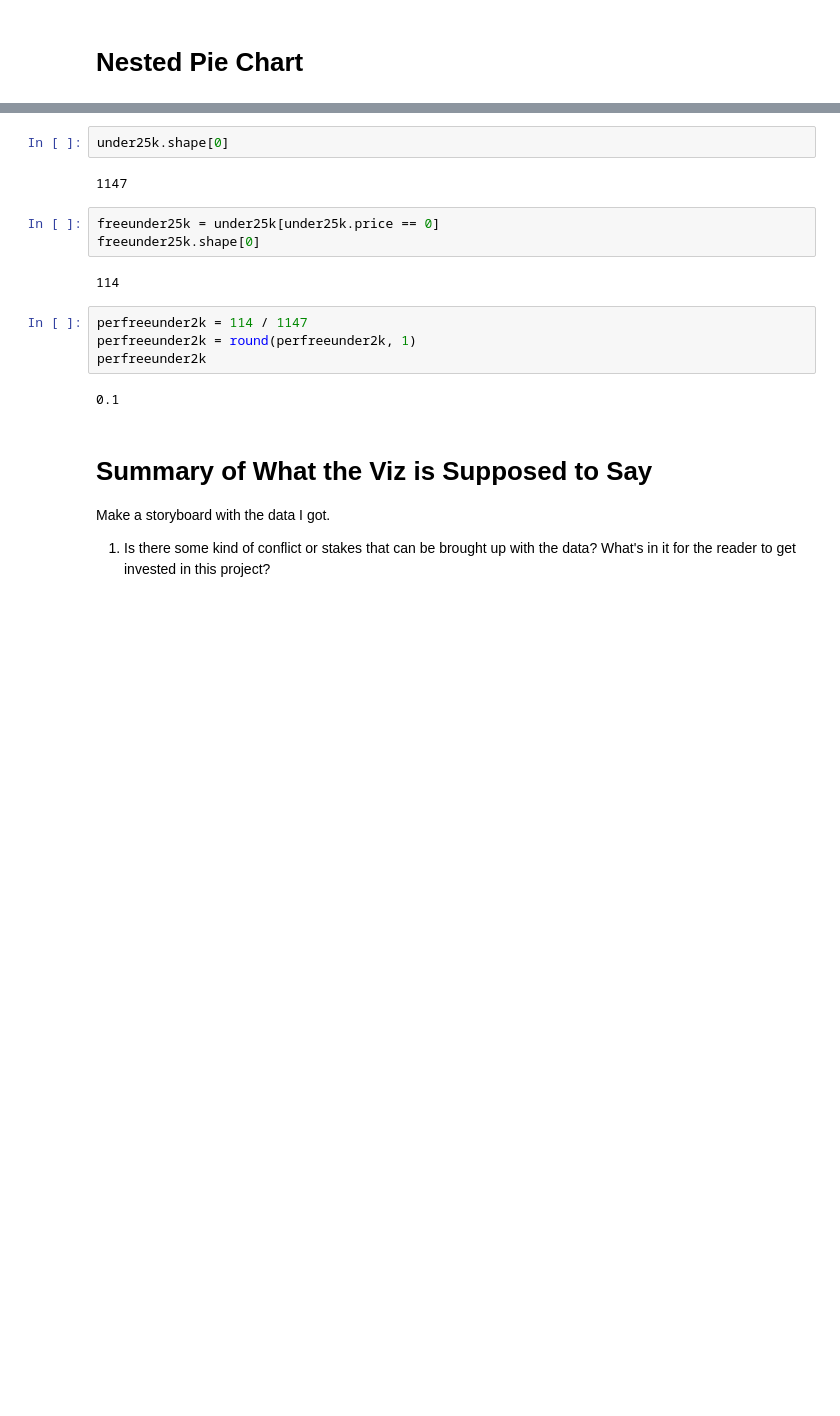
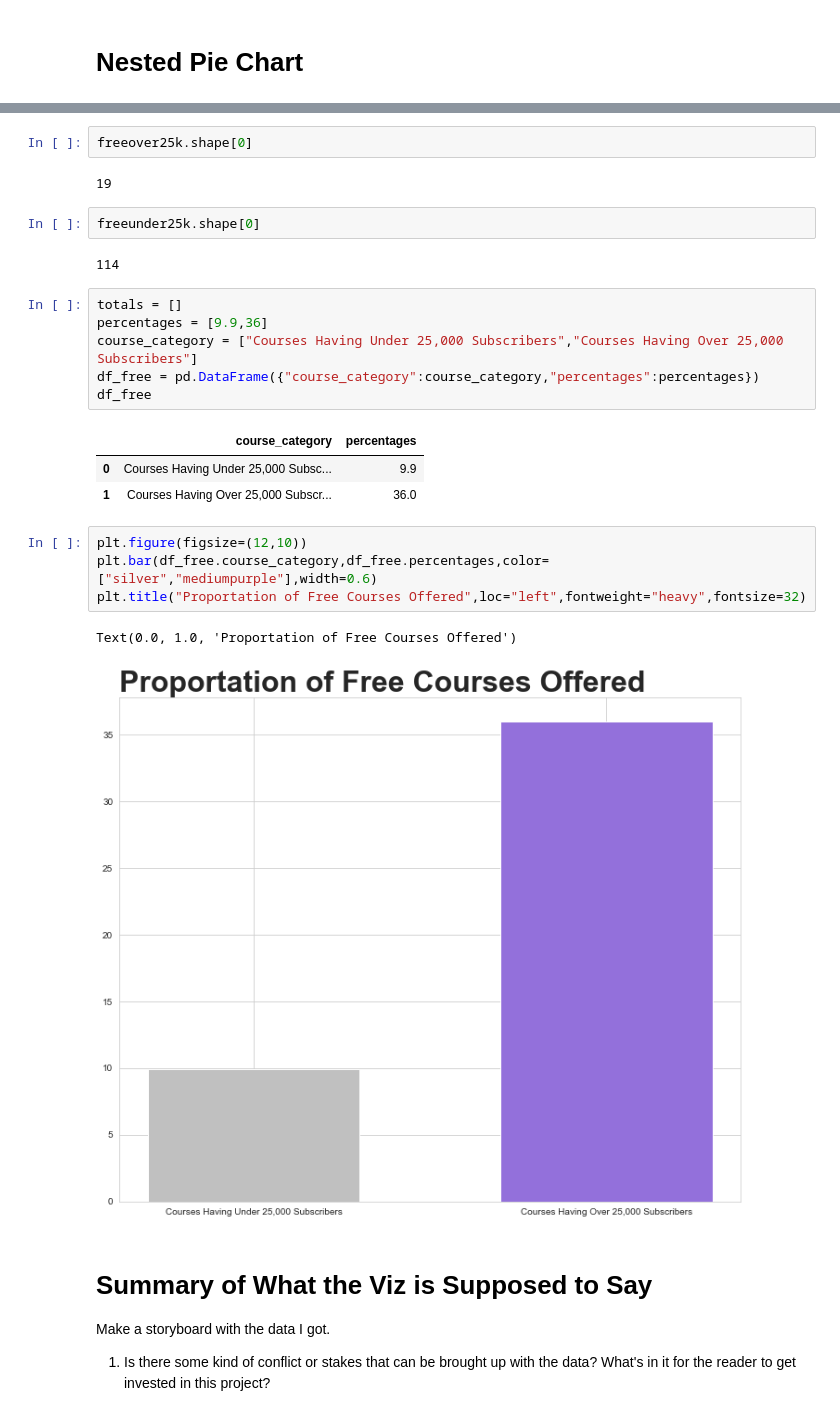
Before and after one commit to willnguyen14/udemy-viz-project, a Jupyter notebook: udemy.ipynb, the cells around one changed output, grey strips where cells are left out. Drawn from its saved outputs; the diff is of its cells as text; blank space fills up the shorter version.

```diff
--- a/udemy.ipynb
+++ b/udemy.ipynb
@@ -452,18 +452,28 @@ perfreeover25k
 # %%
-under25k.shape[0]
+freeover25k.shape[0]
 # %% [output]
-1147
+19
 # %%
-freeunder25k = under25k[under25k.price == 0]
 freeunder25k.shape[0]
 # %% [output]
 114
-# %%
-perfreeunder2k = 114 / 1147
-perfreeunder2k = round(perfreeunder2k, 1)
-perfreeunder2k
-# %% [output]
-0.1
+# %%
+totals = []
+percentages = [9.9,36]
+course_category = ["Courses Having Under 25,000 Subscribers","Courses Having Over 25,000 Subscribers"]
+df_free = pd.DataFrame({"course_category":course_category,"percentages":percentages})
+df_free
+# %% [output]
+|  | course_category | percentages |
+| 0 | Courses Having Under 25,000 Subsc... | 9.9 |
+| 1 | Courses Having Over 25,000 Subscr... | 36.0 |
+# %%
+plt.figure(figsize=(12,10))
+plt.bar(df_free.course_category,df_free.percentages,color=["silver","mediumpurple"],width=0.6)
+plt.title("Proportation of Free Courses Offered",loc="left",fontweight="heavy",fontsize=32)
+# %% [output]
+Text(0.0, 1.0, 'Proportation of Free Courses Offered')
+[figure, added]
 # %% [markdown]
 # Summary of What the Viz is Supposed to Say
 
```
Also changed, not shown: parts of 15 cells of this notebook.
